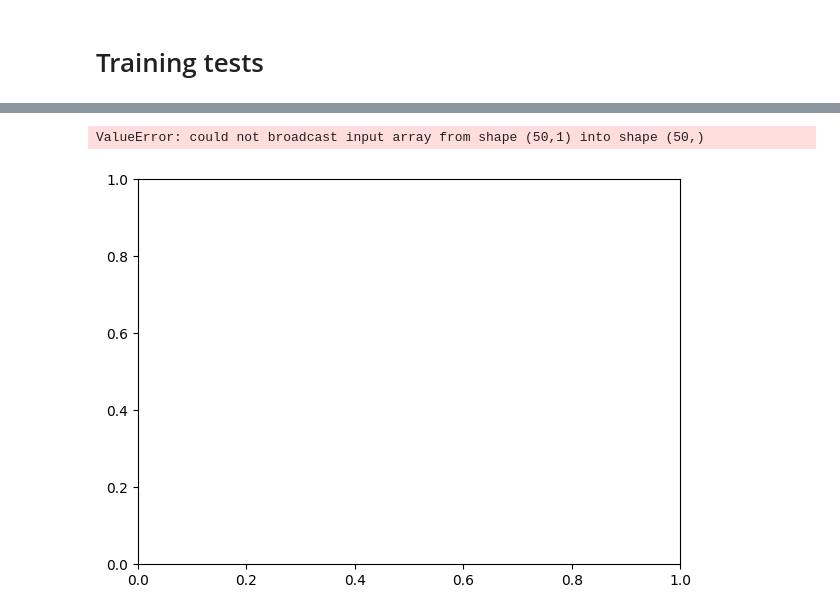
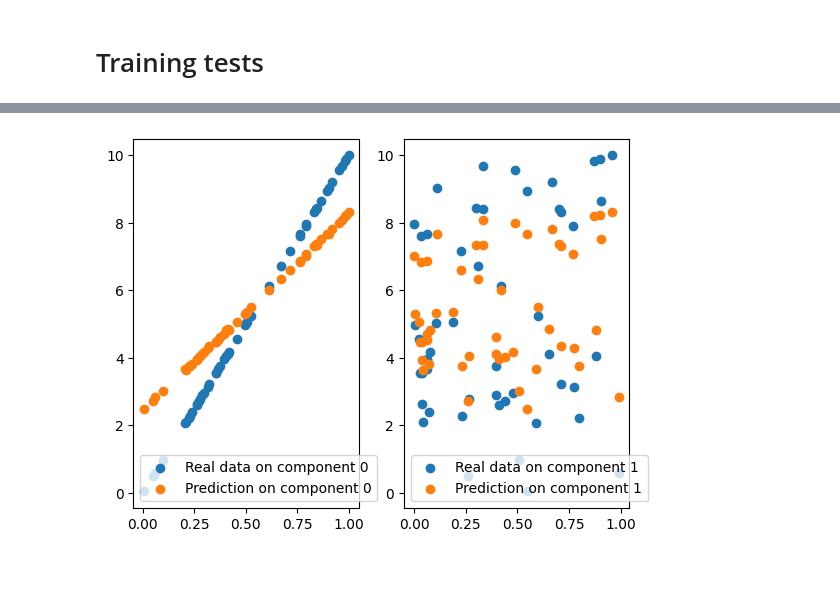
Before and after one commit to lordPachy/acsai, a Jupyter notebook: Deep Learning/Class/Exercises/lr_scratch_ex.ipynb, the cells around one changed output, grey strips where cells are left out. Drawn from its saved outputs; the diff is of its cells as text; code cells hidden in the pictures; blank space fills up the shorter version.

```diff
--- a/Deep Learning/Class/Exercises/lr_scratch_ex.ipynb
+++ b/Deep Learning/Class/Exercises/lr_scratch_ex.ipynb
@@ -11,14 +11,14 @@ set_seed = torch.manual_seed(0)
 # %% [markdown]
 # Data generator
 # %%
-def regression_data_generator(n, k=1):
+def regression_data_generator(n, w = torch.tensor([10.0])):
     '''
     n is the number of samples per minibatch
     k is the dimensionality of each vector x
     '''
-    x = torch.rand(n, k) #x is nxk
-    w = torch.tensor([10.0])       #parameter initialization
-
-    y = torch.tensor([torch.dot(w, v_i) for v_i in x])
+    x = torch.rand(size=(n, w.shape[0])) #x is nxk
+    w = w       #parameter initialization
+    y = x@w
+    y = torch.normal(mean=y, std=0.01)      #a pinch of gaussian noise
 
     return x, y
@@ -125,17 +160,20 @@ trainer.fit_model(regression_data_generator)
-# %%
-x, y = regression_data_generator(50)
-y_hat = model.forward(x)
-
-plt.figure(figsize=(7, 5))
-
-plt.scatter(x.detach().numpy(),[y.detach().numpy(), y_hat.detach().numpy()],
-            label='axis y', color='k')
-
-plt.title("Real vs fitted line")
-plt.grid(True)
-plt.xlabel('Epoch')
-plt.ylabel('Loss')
-plt.show()
-# %% [output]
-ValueError: could not broadcast input array from shape (50,1) into shape (50,)
-[figure, removed]
+# %%
+x, y = regression_data_generator(50, w = torch.tensor([10.0, 0]))
+y_hat = model.forward(x)
+
+# Matplotlib only supports numpy
+x = x.detach().numpy()
+y = y.detach().numpy()
+y_hat = y_hat.detach().numpy()
+
+# Let's plot singularly every component of x
+fig, ax = plt.subplots(nrows = 1, ncols = 2)
+
+for i in range(x.shape[1]):
+    ax[i].scatter(x[:, i], y, label=f"Real data on component {i}")
+    ax[i].scatter(x[:, i], y_hat, label=f"Prediction on component {i}")
+    ax[i].legend()
+
+plt.show()
+# %% [output]
+[figure, added]
```
Also changed, not shown: parts of 16 cells of this notebook, 29 other files.
